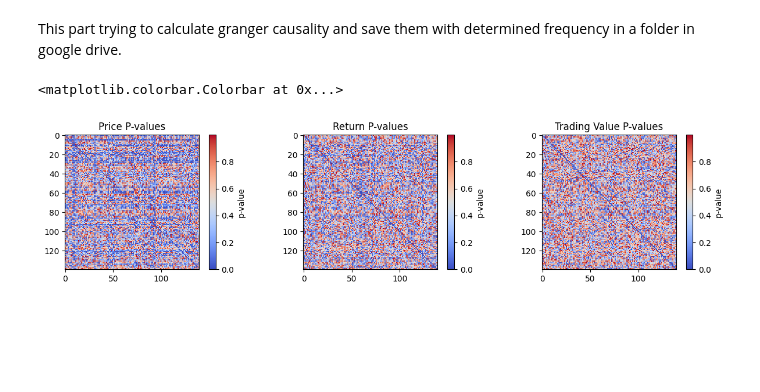
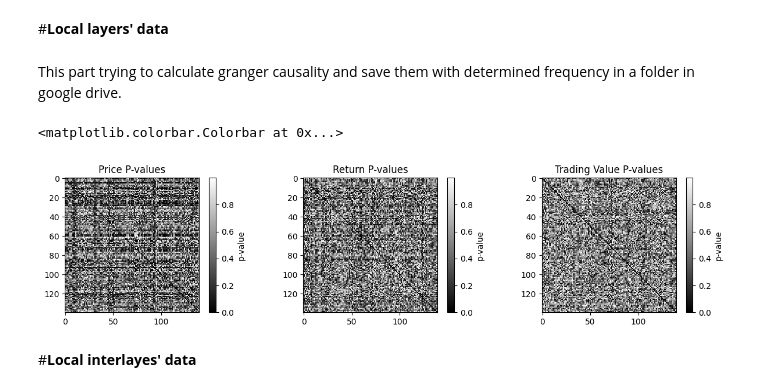
Before and after one commit to mahdikohan/complexityEconomics, a Jupyter notebook: Multilayer network market/Multilayer_spillover_with_ML.ipynb, the cells around one changed output. Cells and saved outputs as stored; diff of their text form; code cells hidden in the pictures; blank space fills up the shorter version.

Commit message:
edition with data

```diff
--- a/Multilayer network market/Multilayer_spillover_with_ML.ipynb
+++ b/Multilayer network market/Multilayer_spillover_with_ML.ipynb
@@ -114,6 +121,8 @@ def rolling_window_on_data(df):
     # Cut boundry before loss data in length of window
     if maxx >= np.datetime64('2025-03-31 00:00:00'): break
     yield window
+# %% [markdown]
+#**Local layers' data**
 # %%
 with open('/content/drive/MyDrive/data_Multilayer spillover with ML/layers/layer1/sp500_return_times_209_evolution.pkl', 'rb') as file:
     layer_return = pickle.load(file)
@@ -143,27 +152,27 @@ def run_window_func_exec(input_df_window):
         with open(f'/content/drive/MyDrive/data_Multilayer spillover with ML/layers/XXXX/layer3_tradingval_{i}_times_evolution.pkl', 'wb') as f:
           pickle.dump(layer0_t_evolution, f)
 # %%
-fig, axs = plt.subplots(1,3, figsize=(15, 3))
+fig_layer, axs_layer = plt.subplots(1,3, figsize=(15, 3))
 
-t = 100
+t_layer = 100
 
-df0 = layer_price[t]
-axs[0].imshow(df0, cmap='coolwarm', interpolation='none')
-axs[0].set_title('Price P-values')
-fig.colorbar(axs[0].imshow(df0, cmap='coolwarm', interpolation='none'), ax=axs[0], label='p-value')
+df0_layer = layer_price[t_layer]
+axs_layer[0].imshow(df0_layer, cmap='gist_gray', interpolation='none')
+axs_layer[0].set_title('Price P-values')
+fig_layer.colorbar(axs_layer[0].imshow(df0_layer, cmap='gist_gray', interpolation='none'), ax=axs_layer[0], label='p-value')
 
-df1 = layer_return[t]
-axs[1].imshow(df1, cmap='coolwarm', interpolation='none')
-axs[1].set_title('Return P-values')
-fig.colorbar(axs[1].imshow(df1, cmap='coolwarm', interpolation='none'), ax=axs[1], label='p-value')
+df1_layer = layer_return[t_layer]
+axs_layer[1].imshow(df1_layer, cmap='gist_gray', interpolation='none')
+axs_layer[1].set_title('Return P-values')
+fig_layer.colorbar(axs_layer[1].imshow(df1_layer, cmap='gist_gray', interpolation='none'), ax=axs_layer[1], label='p-value')
 
-df2 = layer_tradval[t]
-axs[2].imshow(df2, cmap='coolwarm', interpolation='none')
-axs[2].set_title('Trading Value P-values')
-fig.colorbar(axs[2].imshow(df2, cmap='coolwarm', interpolation='none'), ax=axs[2], label='p-value')
+df2_layer = layer_tradval[t_layer]
+axs_layer[2].imshow(df2_layer, cmap='gist_gray', interpolation='none')
+axs_layer[2].set_title('Trading Value P-values')
+fig_layer.colorbar(axs_layer[2].imshow(df2_layer, cmap='gist_gray', interpolation='none'), ax=axs_layer[2], label='p-value')
 # %% [output]
 <matplotlib.colorbar.Colorbar at 0x...>
-[figure, old version]
+[figure, new version]
 # %%
 from sklearn.ensemble import RandomForestRegressor
 from joblib import Parallel, delayed
@@ -219,0 +219,2 @@ def build_weighted_adjacency_matrix_rf(target_df, feature_df, lag=1, n_estimator
+# %% [markdown]
+#**Local interlayes' data**
```
Also changed, not shown: parts of 31 cells of this notebook.
